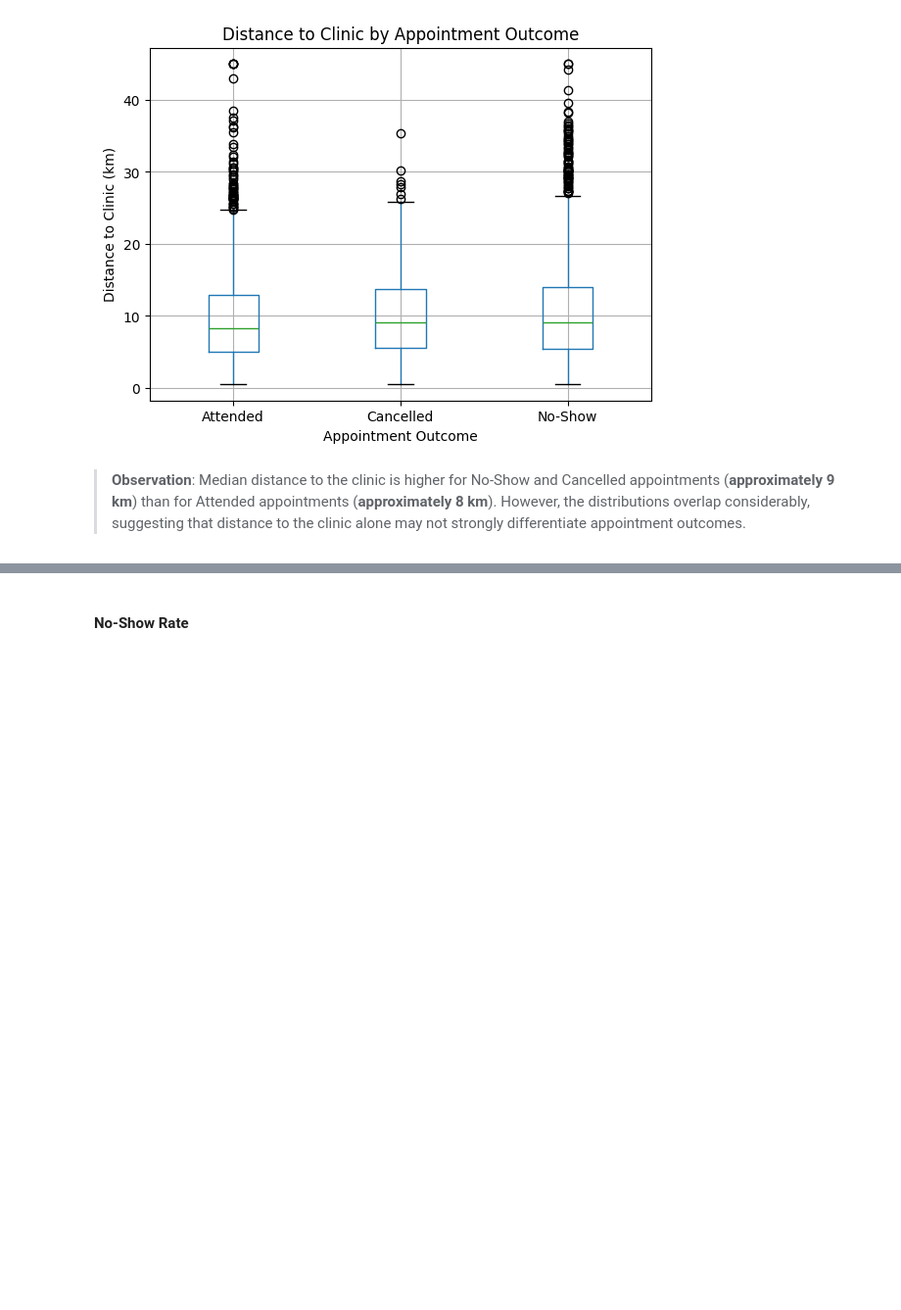
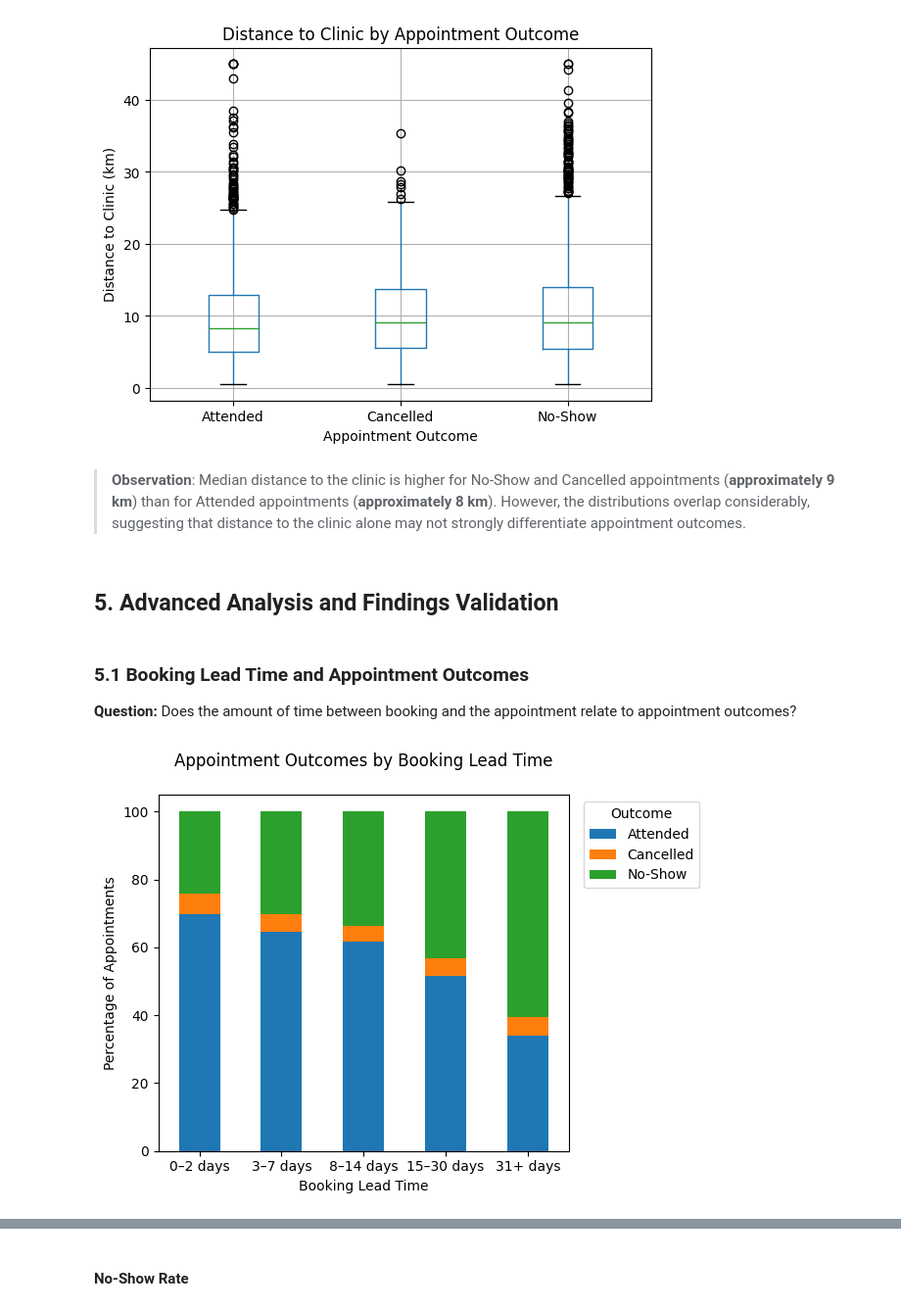
Before and after one commit to JhayceeCodes/HealthConnectDataAnalysis, a Jupyter notebook: healthconnect_analysis.ipynb, the cells around one changed output, grey strips where cells are left out. Shown at 98% size. Saved outputs shown, nothing was run; the diff lists cells and outputs as text; code cells hidden in the pictures; blank space fills up the shorter version.

Commit message:
feat: add a section for advanced analysis and validation

```diff
--- a/healthconnect_analysis.ipynb
+++ b/healthconnect_analysis.ipynb
@@ -459,3 +459,50 @@ plt.show()
 [figure]
 # %% [markdown]
 > **Observation**: Median distance to the clinic is higher for No-Show and Cancelled appointments (**approximately 9 km**) than for Attended appointments (**approximately 8 km**). However, the distributions overlap considerably, suggesting that distance to the clinic alone may not strongly differentiate appointment outcomes.
+# %% [markdown]
+## 5. Advanced Analysis and Findings Validation
+# %% [markdown]
+### 5.1 Booking Lead Time and Appointment Outcomes
+
+**Question:** Does the amount of time between booking and the appointment relate to appointment outcomes?
+# %%
+lead_time_bins = [-1, 2, 7, 14, 30, float("inf")]
+lead_time_labels = [
+    "0–2 days",
+    "3–7 days",
+    "8–14 days",
+    "15–30 days",
+    "31+ days"
+]
+
+df["booking_lead_group"] = pd.cut(
+    df["booking_lead_days"],
+    bins=lead_time_bins,
+    labels=lead_time_labels
+)
+
+
+lead_time_outcome = pd.crosstab(
+    df["booking_lead_group"],
+    df["appointment_outcome"],
+    normalize="index"
+) * 100
+
+lead_time_outcome.plot(
+    kind="bar",
+    stacked=True
+)
+
+plt.title("Appointment Outcomes by Booking Lead Time\n")
+plt.xlabel("Booking Lead Time")
+plt.ylabel("Percentage of Appointments")
+plt.xticks(rotation=0)
+plt.legend(
+    title="Outcome",
+    loc="upper left",
+    bbox_to_anchor=(1.02, 1)
+)
+plt.tight_layout()
+plt.show()
+# %% [output]
+[figure, added]
```
Also changed, not shown: parts of 7 cells of this notebook.
